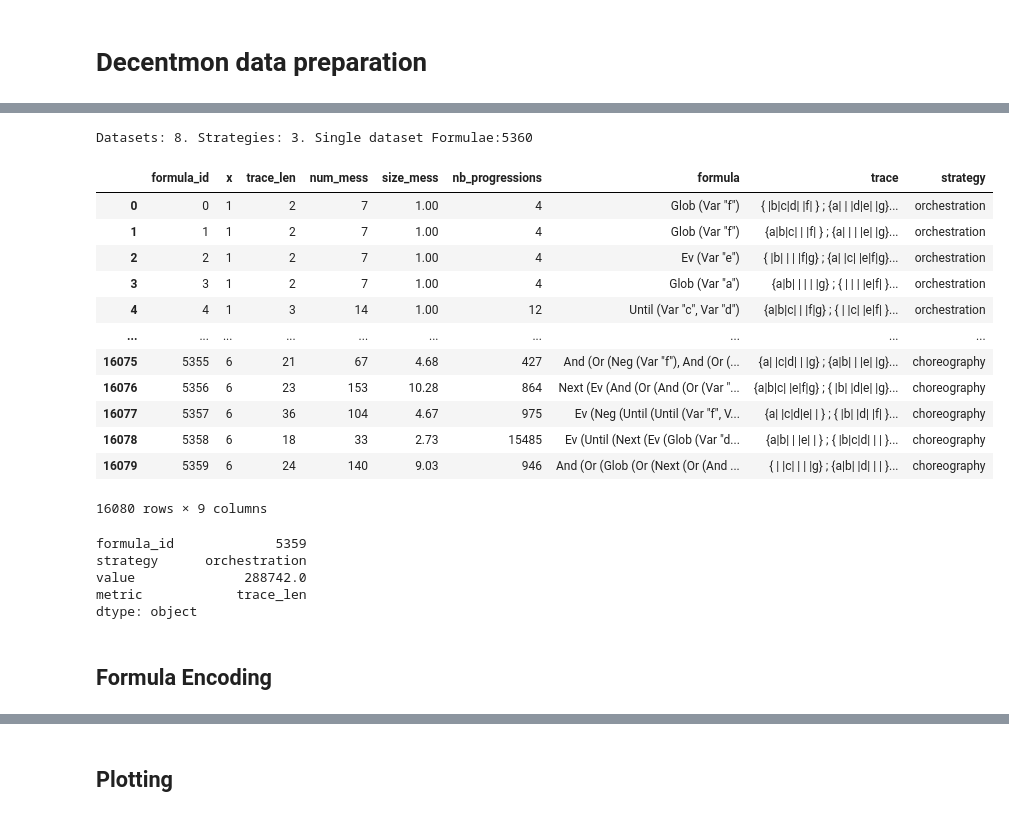
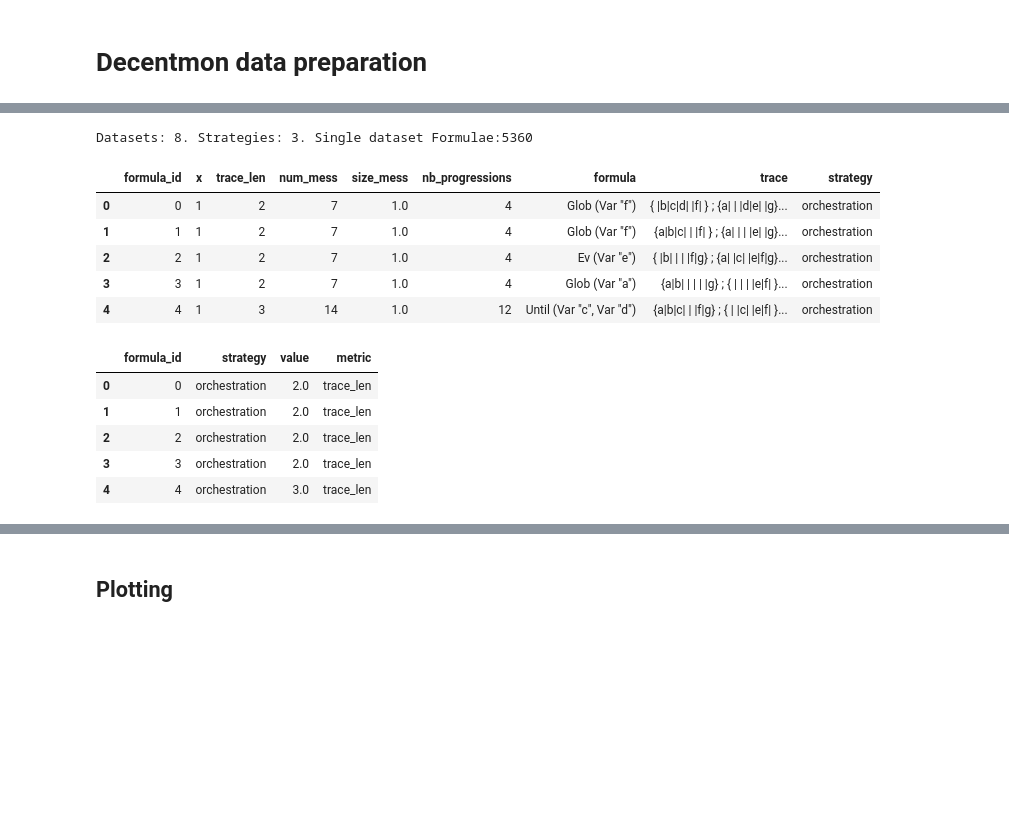
Before and after one commit to ennioVisco/predicting-decentmon, a Jupyter notebook: full_data_7.ipynb, the cells around one changed output, grey strips where cells are left out. Cells and saved outputs as stored; diff of their text form; code cells hidden in the pictures; blank space fills up the shorter version.

```diff
--- a/full_data_7.ipynb
+++ b/full_data_7.ipynb
@@ -31,37 +25,28 @@ f_df[1]
 # %%
 patterns = range(len(f_df))
 # %%
-
 strategies_f_df = [split_by_dictionary(f_df[i], STRATEGIES) for i in patterns]
 
 print(f"Datasets: {len(strategies_f_df)}. Strategies: {len(strategies_f_df[0])}. Single dataset Formulae:{len(strategies_f_df[0][0])}")
 sep_strat_f_df = [pd.concat(strategies_f_df[i], ignore_index=True) for i in patterns]
-sep_strat_f_df[0]
+sep_strat_f_df[0].head()
 # %% [output]
 Datasets: 8. Strategies: 3. Single dataset Formulae:5360
 |  | formula_id | x | trace_len | num_mess | size_mess | nb_progressions | formula | trace | strategy |
-| 0 | 0 | 1 | 2 | 7 | 1.00 | 4 | Glob (Var "f") | { |b|c|d| |f| } ; {a| | |d|e| |g}... | orchestration |
-| 1 | 1 | 1 | 2 | 7 | 1.00 | 4 | Glob (Var "f") | {a|b|c| | |f| } ; {a| | | |e| |g}... | orchestration |
-| 2 | 2 | 1 | 2 | 7 | 1.00 | 4 | Ev (Var "e") | { |b| | | |f|g} ; {a| |c| |e|f|g}... | orchestration |
-| 3 | 3 | 1 | 2 | 7 | 1.00 | 4 | Glob (Var "a") | {a|b| | | | |g} ; { | | | |e|f| }... | orchestration |
-| 4 | 4 | 1 | 3 | 14 | 1.00 | 12 | Until (Var "c", Var "d") | {a|b|c| | |f|g} ; { | |c| |e|f| }... | orchestration |
-| ... | ... | ... | ... | ... | ... | ... | ... | ... | ... |
-| 16075 | 5355 | 6 | 21 | 67 | 4.68 | 427 | And (Or (Neg (Var "f"), And (Or (... | {a| |c|d| | |g} ; {a|b| | |e| |g}... | choreography |
-| 16076 | 5356 | 6 | 23 | 153 | 10.28 | 864 | Next (Ev (And (Or (And (Or (Var "... | {a|b|c| |e|f|g} ; { |b| |d|e| |g}... | choreography |
-| 16077 | 5357 | 6 | 36 | 104 | 4.67 | 975 | Ev (Neg (Until (Until (Var "f", V... | {a| |c|d|e| | } ; { |b| |d| |f| }... | choreography |
-| 16078 | 5358 | 6 | 18 | 33 | 2.73 | 15485 | Ev (Until (Next (Ev (Glob (Var "d... | {a|b| | |e| | } ; { |b|c|d| | | }... | choreography |
-| 16079 | 5359 | 6 | 24 | 140 | 9.03 | 946 | And (Or (Glob (Or (Next (Or (And ... | { | |c| | | |g} ; {a|b| |d| | | }... | choreography |
+| 0 | 0 | 1 | 2 | 7 | 1.0 | 4 | Glob (Var "f") | { |b|c|d| |f| } ; {a| | |d|e| |g}... | orchestration |
+| 1 | 1 | 1 | 2 | 7 | 1.0 | 4 | Glob (Var "f") | {a|b|c| | |f| } ; {a| | | |e| |g}... | orchestration |
+| 2 | 2 | 1 | 2 | 7 | 1.0 | 4 | Ev (Var "e") | { |b| | | |f|g} ; {a| |c| |e|f|g}... | orchestration |
+| 3 | 3 | 1 | 2 | 7 | 1.0 | 4 | Glob (Var "a") | {a|b| | | | |g} ; { | | | |e|f| }... | orchestration |
+| 4 | 4 | 1 | 3 | 14 | 1.0 | 12 | Until (Var "c", Var "d") | {a|b|c| | |f|g} ; { | |c| |e|f| }... | orchestration |
-16080 rows × 9 columns
 # %%
 merged_metrics_df = [extract_metrics(sep_strat_f_df[i]) for i in patterns]
 
-merged_metrics_df[0].max()
+merged_metrics_df[0].head()
 # %% [output]
-formula_id             5359
-strategy      orchestration
-value              288742.0
-metric            trace_len
-dtype: object
+|  | formula_id | strategy | value | metric |
+| 0 | 0 | orchestration | 2.0 | trace_len |
+| 1 | 1 | orchestration | 2.0 | trace_len |
+| 2 | 2 | orchestration | 2.0 | trace_len |
+| 3 | 3 | orchestration | 2.0 | trace_len |
+| 4 | 4 | orchestration | 3.0 | trace_len |
-# %% [markdown]
-## Formula Encoding
 # %%
```
Also changed, not shown: parts of 13 cells of this notebook, 5 other files.
